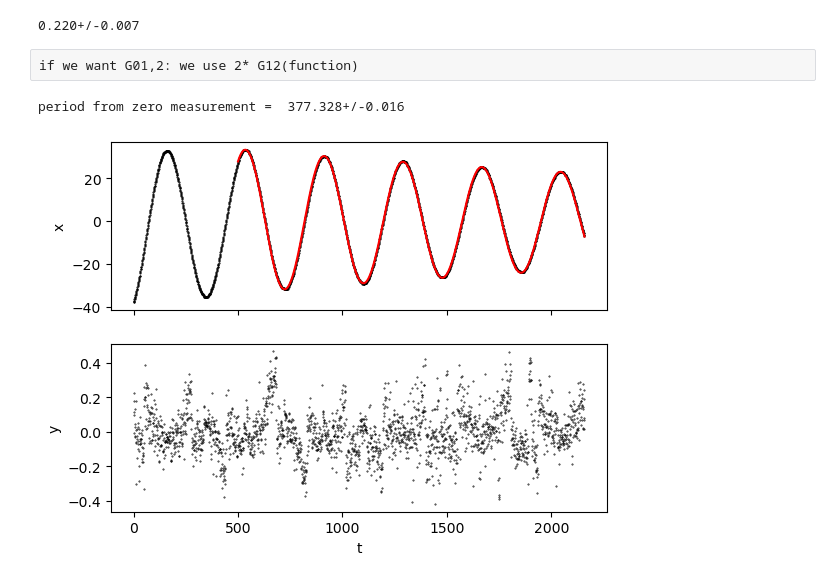
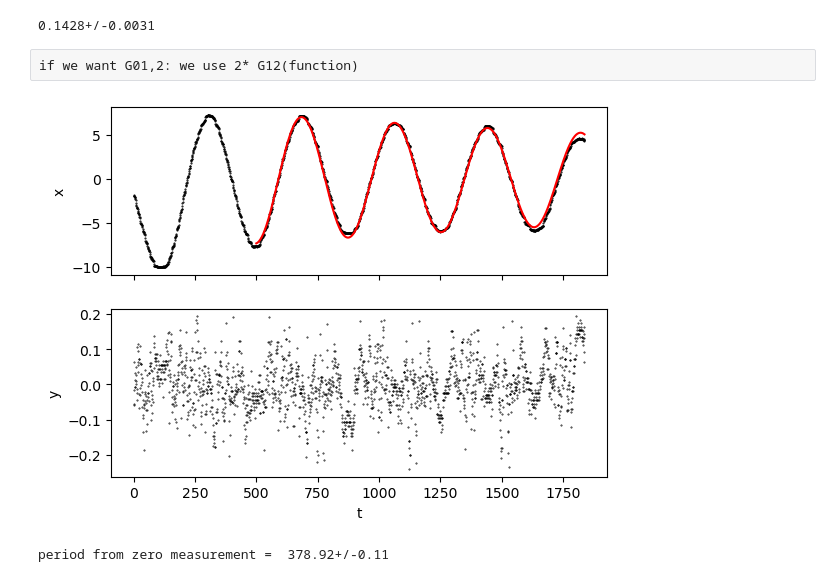
Before and after one commit to lucasruppert/GravCon, a Jupyter notebook: grav_con_m8.ipynb, the cells around one changed output. Drawn from its saved outputs; the diff is of its cells as text; code cells hidden in the pictures.

```diff
--- a/grav_con_m8.ipynb
+++ b/grav_con_m8.ipynb
@@ -10,7 +10,7 @@ from functions import fit, conversion
 # input data: virtual meters for h and v
 # h
 # NEW FOR EACH RUN:
-h1 = unp.uarray([-31.4,98.1], [5,5]) # coordinates in virt m
+h1 = unp.uarray([-200,72], [5,5]) # coordinates in virt m
 h2 = unp.uarray([88,-74 ], [5,5])# virt m
 # v
 #v1 = unp.uarray([22.02,-794.6], [10,10]) # virt m
@@ -18,7 +18,7 @@ h2 = unp.uarray([88,-74 ], [5,5])# virt m
 
 print(conversion(h1,h2))
 # %% [output]
-0.220+/-0.007
+0.1428+/-0.0031
 # %%
 # calculate G , incl uncertainties
 def G_12(R, theta1, theta2, T, conversion_factor):
@@ -60,8 +60,8 @@ def G_12(R, theta1, theta2, T, conversion_factor):
 if we want G01,2: we use 2* G12(function)
 # %%
 #get period T0
-T =  2*np.pi/fit(*np.loadtxt('m8/m8_p0.txt', skiprows=2, unpack=True), cutoff=500)[2]
+T =  2*np.pi/fit(*np.loadtxt('m8/m8_p0.txt', skiprows=2, unpack=True), cutoff=500, plot=True)[2]
 print('period from zero measurement = ', T)
 # %% [output]
+[figure, new version]
-period from zero measurement =  377.328+/-0.016
+period from zero measurement =  378.92+/-0.11
-[figure, old version]
```
Also changed, not shown: parts of 4 cells of this notebook, 1 other file.
